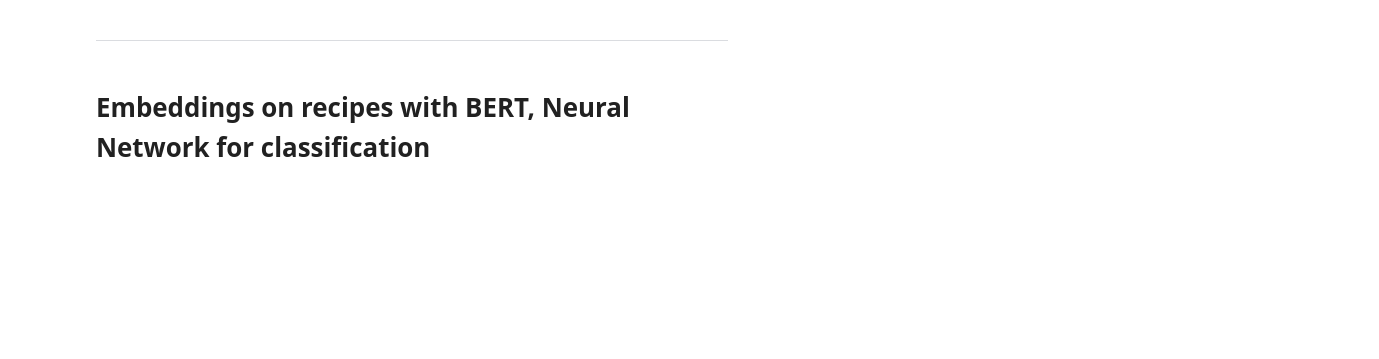
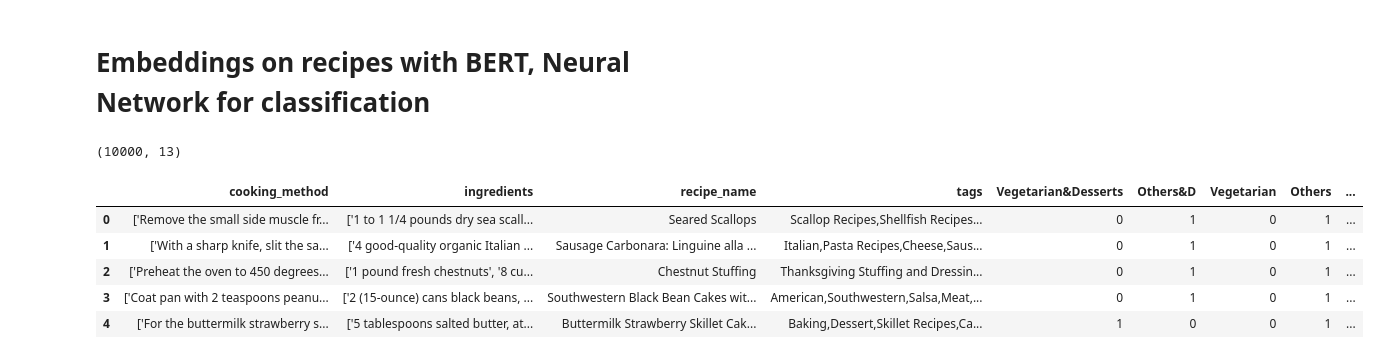
Before and after one commit to lavo2/HLT-Project, a Jupyter notebook: prova_nn.ipynb, the cells around one changed output. Saved outputs shown, nothing was run; the diff lists cells and outputs as text; code cells hidden in the pictures; blank space fills up the shorter version.

```diff
--- a/prova_nn.ipynb
+++ b/prova_nn.ipynb
@@ -49,4 +1,2 @@ for i, recipe in enumerate(recipes):
-# %% [markdown]
----
 # %% [markdown]
 # Embeddings on recipes with BERT, Neural Network for classification
@@ -52,0 +21,13 @@ for i, recipe in enumerate(recipes):
+# %%
+df.shape
+# %% [output]
+(10000, 13)
+# %%
+df.head()
+# %% [output]
+|  | cooking_method | ingredients | recipe_name | tags | Vegetarian&Desserts | Others&D | Vegetarian | Others | ... |
+| 0 | ['Remove the small side muscle fr... | ['1 to 1 1/4 pounds dry sea scall... | Seared Scallops | Scallop Recipes,Shellfish Recipes... | 0 | 1 | 0 | 1 | ... |
+| 1 | ['With a sharp knife, slit the sa... | ['4 good-quality organic Italian ... | Sausage Carbonara: Linguine alla ... | Italian,Pasta Recipes,Cheese,Saus... | 0 | 1 | 0 | 1 | ... |
+| 2 | ['Preheat the oven to 450 degrees... | ['1 pound fresh chestnuts', '8 cu... | Chestnut Stuffing | Thanksgiving Stuffing and Dressin... | 0 | 1 | 0 | 1 | ... |
+| 3 | ['Coat pan with 2 teaspoons peanu... | ['2 (15-ounce) cans black beans, ... | Southwestern Black Bean Cakes wit... | American,Southwestern,Salsa,Meat,... | 0 | 1 | 0 | 1 | ... |
+| 4 | ['For the buttermilk strawberry s... | ['5 tablespoons salted butter, at... | Buttermilk Strawberry Skillet Cak... | Baking,Dessert,Skillet Recipes,Ca... | 1 | 0 | 0 | 1 | ... |
```
Also changed, not shown: parts of 18 cells of this notebook, 1 other file.
